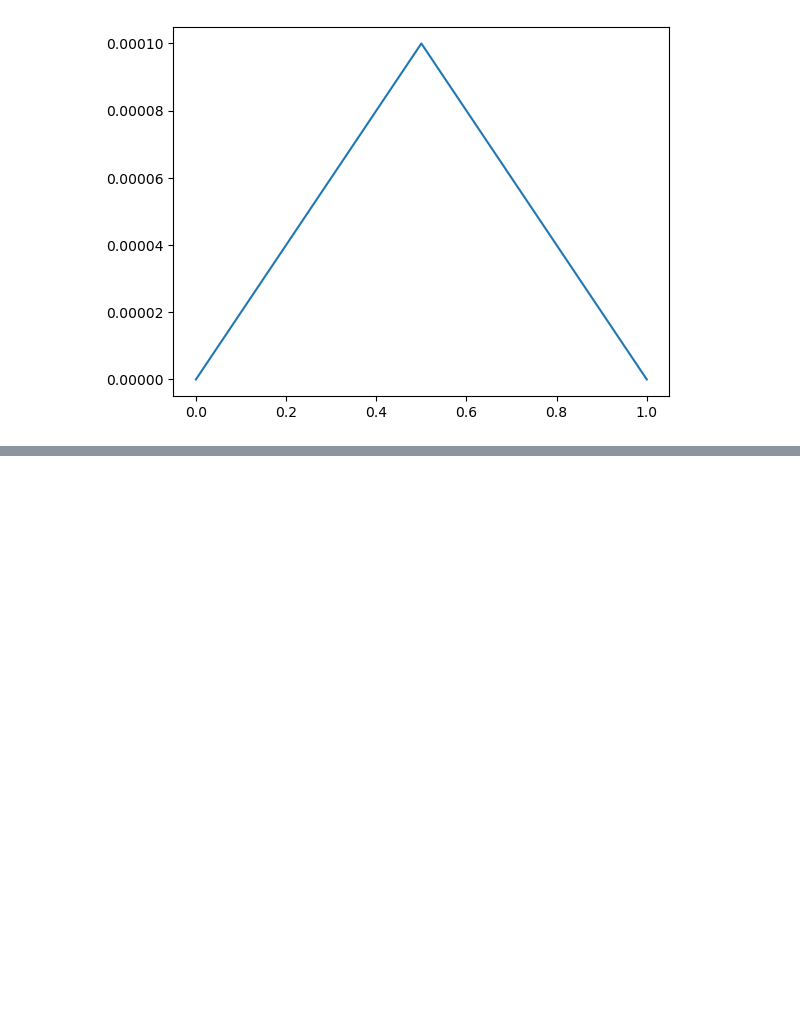
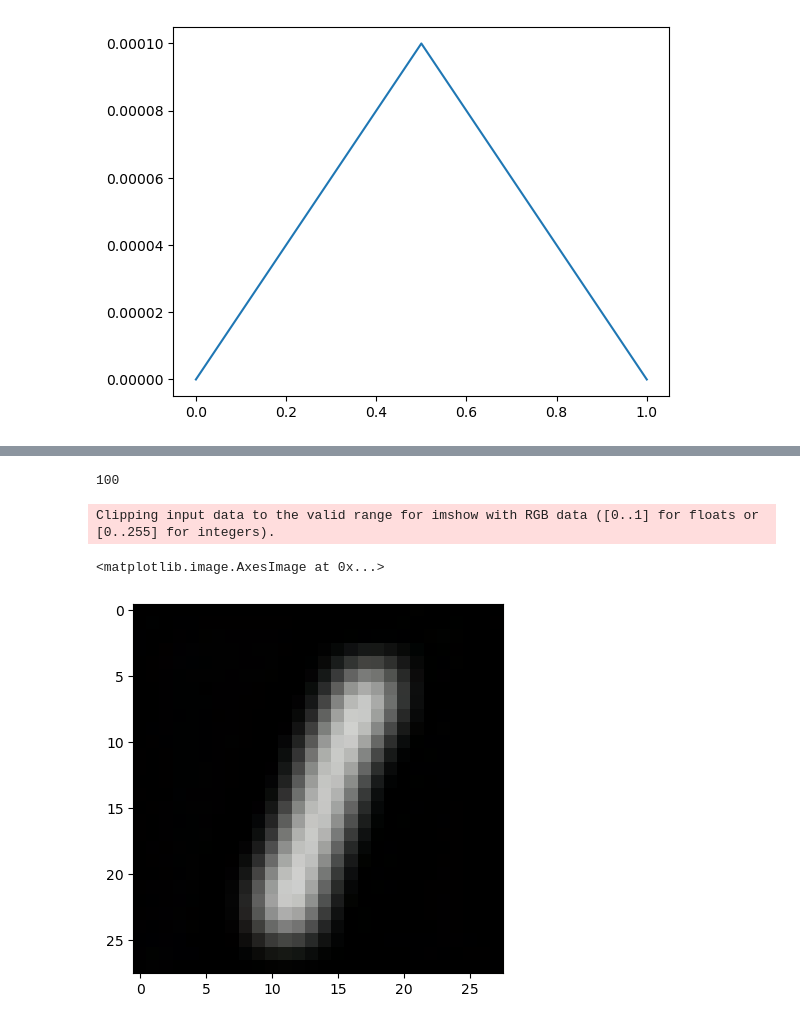
Before and after one commit to SKholkin/ODE_SDE_models_paired_learning, a Jupyter notebook: sandbox.ipynb, the cells around one changed output, grey strips where cells are left out. Saved outputs shown, nothing was run; the diff lists cells and outputs as text; code cells hidden in the pictures; blank space fills up the shorter version.

```diff
--- a/sandbox.ipynb
+++ b/sandbox.ipynb
@@ -158,0 +202,28 @@ torch.Size([101, 3, 32, 32])
+# %%
+
+def unpaint_center(images, mask_size=0.5):
+    img_size = images.shape[-1]
+    mask = torch.ones_like(images)
+    mask[:, int(mask_size / 2 * img_size):img_size - int(mask_size / 2 * img_size), int(mask_size / 2 * img_size):img_size - int(mask_size / 2 * img_size)] = 0
+    return torch.mul(images, mask)
+
+mnist_transform = torchvision.transforms.Compose([
+                torchvision.transforms.ToTensor(),
+                torchvision.transforms.Lambda(lambda x: torch.cat([x, x, x], 0)),
+                torchvision.transforms.Normalize([0.5],[0.5])
+            ])
+mnist_dataset = torchvision.datasets.MNIST(root="./data", train=True, transform=mnist_transform, download=True)
+
+from utils import gaussian_blurring
+
+x_1 = mnist_dataset[0][0]
+x_0 = gaussian_blurring(x_0)
+x_t_samples = bm_model.sample_x_t(x_0.unsqueeze(0).repeat([t_range.shape[0], 1, 1, 1]), x_1.unsqueeze(0).repeat([t_range.shape[0], 1, 1, 1]), t_range)
+# %%
+
+loader = torch.utils.data.DataLoader(mnist_dataset, batch_size=batch_size,
+                                      shuffle=True, num_workers=0, drop_last=True)
+
+x_0_samples = gaussian_blurring(next(iter(loader))[0].to(device))
+# %%
+x_t = bm_model.sample(x_0_samples)
@@ -158,0 +244,10 @@ torch.Size([101, 3, 32, 32])
+# %%
+len(x_t)
+# %% [output]
+100
+# %%
+plt.imshow(x_t[80][0].permute([1, 2, 0]).cpu() * 0.5 + 0.5)
+# %% [output]
+Clipping input data to the valid range for imshow with RGB data ([0..1] for floats or [0..255] for integers).
+<matplotlib.image.AxesImage at 0x...>
+[figure, added]
```
Also changed, not shown: parts of 12 cells of this notebook, 2 other files.
